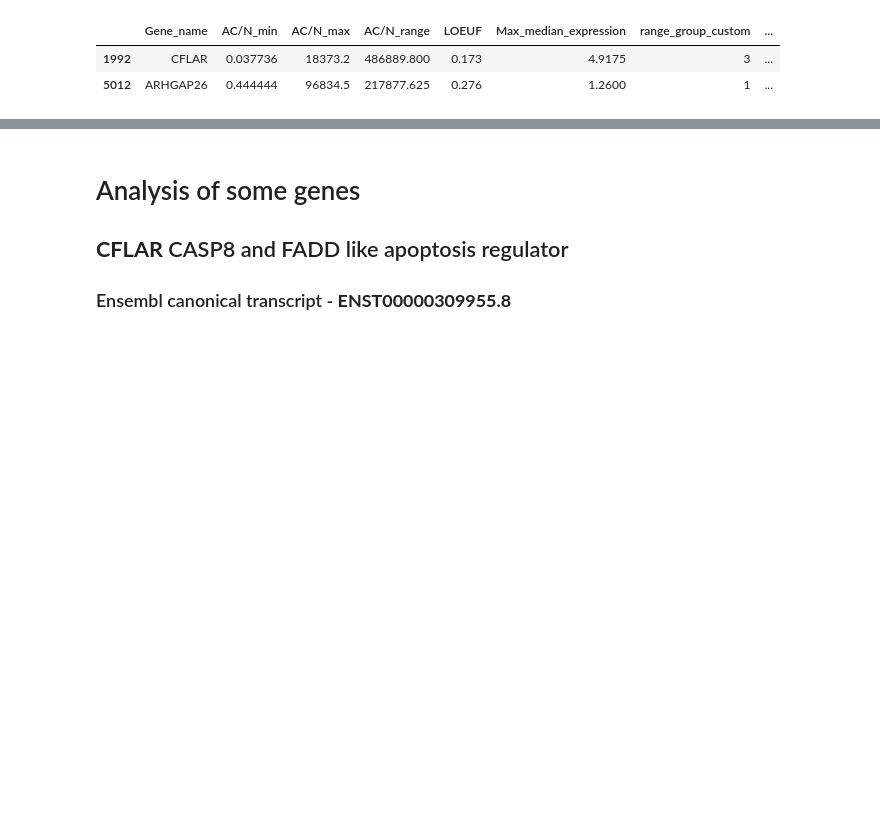
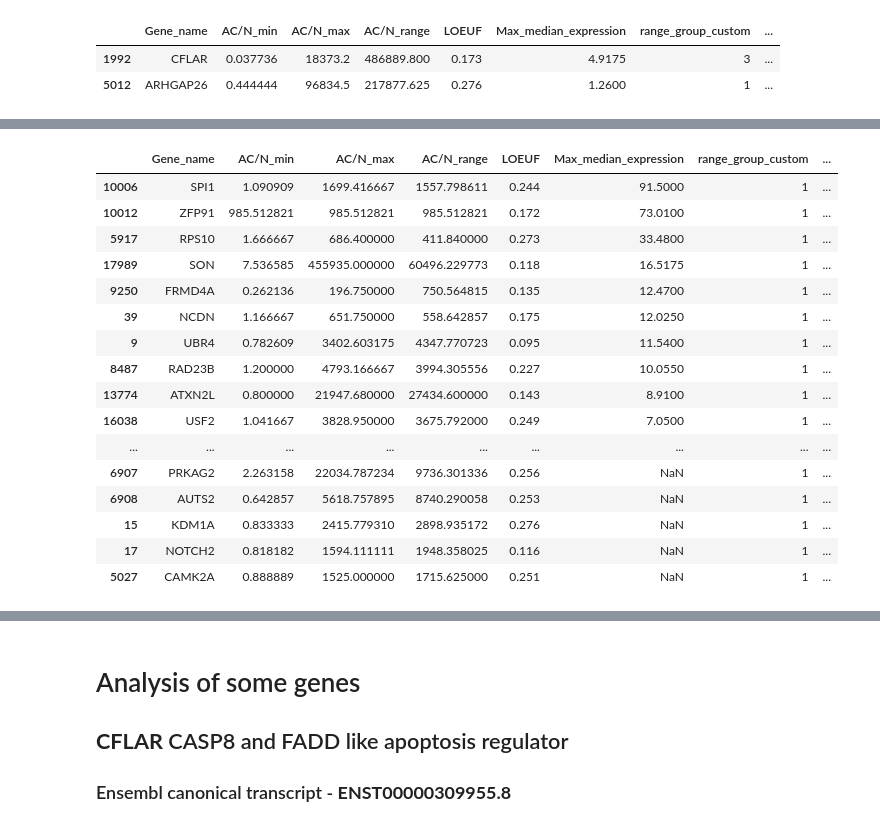
Before and after one commit to nastasia-iv/genvar, a Jupyter notebook: Grishchenko/code/all_genes_analysis.ipynb, the cells around one changed output, grey strips where cells are left out. Cells and saved outputs as stored; diff of their text form; code cells hidden in the pictures; blank space fills up the shorter version.

```diff
--- a/Grishchenko/code/all_genes_analysis.ipynb
+++ b/Grishchenko/code/all_genes_analysis.ipynb
@@ -151,0 +150,24 @@ genes_data.loc[
+# %%
+filtered_genes_loeuf = genes_data.loc[
+    (np.log1p(genes_data['AC/N_range']) >= 6) &
+    (np.log1p(genes_data['LOEUF']) <= 0.25)]
+
+filtered_genes_loeuf.sort_values(by='Max_median_expression', ascending=False)
+# %% [output]
+|  | Gene_name | AC/N_min | AC/N_max | AC/N_range | LOEUF | Max_median_expression | range_group_custom | ... |
+| 10006 | SPI1 | 1.090909 | 1699.416667 | 1557.798611 | 0.244 | 91.5000 | 1 | ... |
+| 10012 | ZFP91 | 985.512821 | 985.512821 | 985.512821 | 0.172 | 73.0100 | 1 | ... |
+| 5917 | RPS10 | 1.666667 | 686.400000 | 411.840000 | 0.273 | 33.4800 | 1 | ... |
+| 17989 | SON | 7.536585 | 455935.000000 | 60496.229773 | 0.118 | 16.5175 | 1 | ... |
+| 9250 | FRMD4A | 0.262136 | 196.750000 | 750.564815 | 0.135 | 12.4700 | 1 | ... |
+| 39 | NCDN | 1.166667 | 651.750000 | 558.642857 | 0.175 | 12.0250 | 1 | ... |
+| 9 | UBR4 | 0.782609 | 3402.603175 | 4347.770723 | 0.095 | 11.5400 | 1 | ... |
+| 8487 | RAD23B | 1.200000 | 4793.166667 | 3994.305556 | 0.227 | 10.0550 | 1 | ... |
+| 13774 | ATXN2L | 0.800000 | 21947.680000 | 27434.600000 | 0.143 | 8.9100 | 1 | ... |
+| 16038 | USF2 | 1.041667 | 3828.950000 | 3675.792000 | 0.249 | 7.0500 | 1 | ... |
+| ... | ... | ... | ... | ... | ... | ... | ... | ... |
+| 6907 | PRKAG2 | 2.263158 | 22034.787234 | 9736.301336 | 0.256 | NaN | 1 | ... |
+| 6908 | AUTS2 | 0.642857 | 5618.757895 | 8740.290058 | 0.253 | NaN | 1 | ... |
+| 15 | KDM1A | 0.833333 | 2415.779310 | 2898.935172 | 0.276 | NaN | 1 | ... |
+| 17 | NOTCH2 | 0.818182 | 1594.111111 | 1948.358025 | 0.116 | NaN | 1 | ... |
+| 5027 | CAMK2A | 0.888889 | 1525.000000 | 1715.625000 | 0.251 | NaN | 1 | ... |
```
Also changed, not shown: parts of 11 cells of this notebook.
